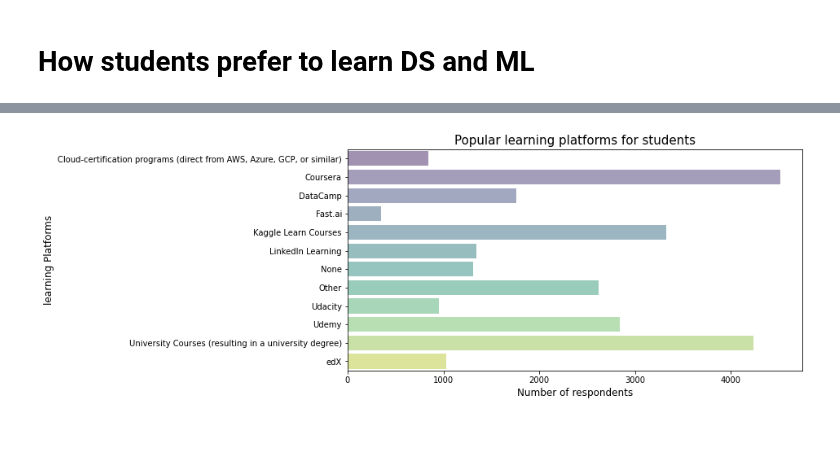
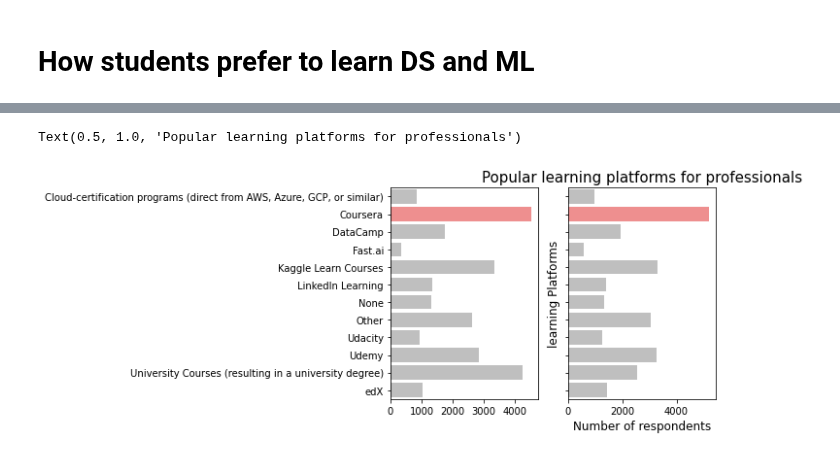
Before and after one commit to silvererudite/30-for-30-ml-projects, a Jupyter notebook: visualizations/kaggle-analysis.ipynb, the cells around one changed output, grey strips where cells are left out. Saved outputs shown, nothing was run; the diff lists cells and outputs as text; code cells hidden in the pictures.

```diff
--- a/visualizations/kaggle-analysis.ipynb
+++ b/visualizations/kaggle-analysis.ipynb
@@ -85,12 +85,20 @@ ml_prefer.head()
 # %%
 students = ml_prefer.loc[(ml_prefer['Q5'] == 'Yes'),'Q6_1':].apply(pd.value_counts).fillna(0).astype(int)
 students = students.sum(axis=1)
+
+pros = ml_prefer.loc[(ml_prefer['Q5'] == 'No'),'Q6_1':].apply(pd.value_counts).fillna(0).astype(int)
+pros = pros.sum(axis=1)
 # %%
-plt.figure(figsize=(10,5))
-ax4 = sns.barplot(x=students.values, y=students.index, palette='viridis', alpha=0.5)
+fig, axes = plt.subplots(1, 2, sharey=True)
+sns.barplot(x=students.values, y=students.index, palette=['grey' if (x < max(students.values)) else 'red' for x in students.values ], alpha=0.5, ax=axes[0])
 plt.xlabel('Number of respondents', fontsize=12)
 plt.ylabel('learning Platforms', fontsize=12)
 plt.title("Popular learning platforms for students", fontsize=15)
-plt.show()
+
+sns.barplot(x=pros.values, y=pros.index, palette=['grey' if (x < max(pros.values)) else 'red' for x in pros.values], alpha=0.5, ax=axes[1])
+plt.xlabel('Number of respondents', fontsize=12)
+#plt.ylabel('learning Platforms', fontsize=12)
+plt.title("Popular learning platforms for professionals", fontsize=15)
 # %% [output]
+Text(0.5, 1.0, 'Popular learning platforms for professionals')
-[figure, old version]
+[figure, new version]
```
